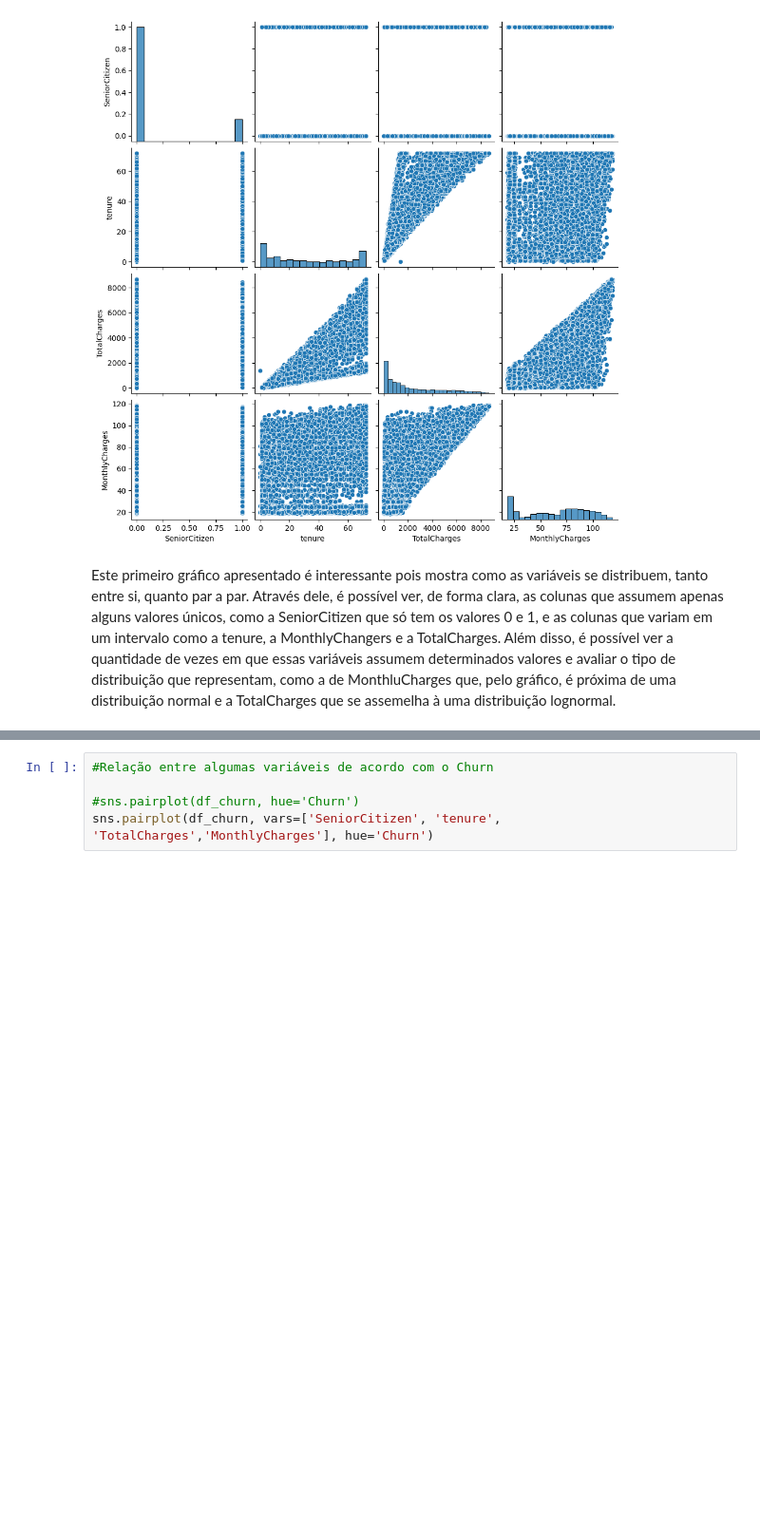
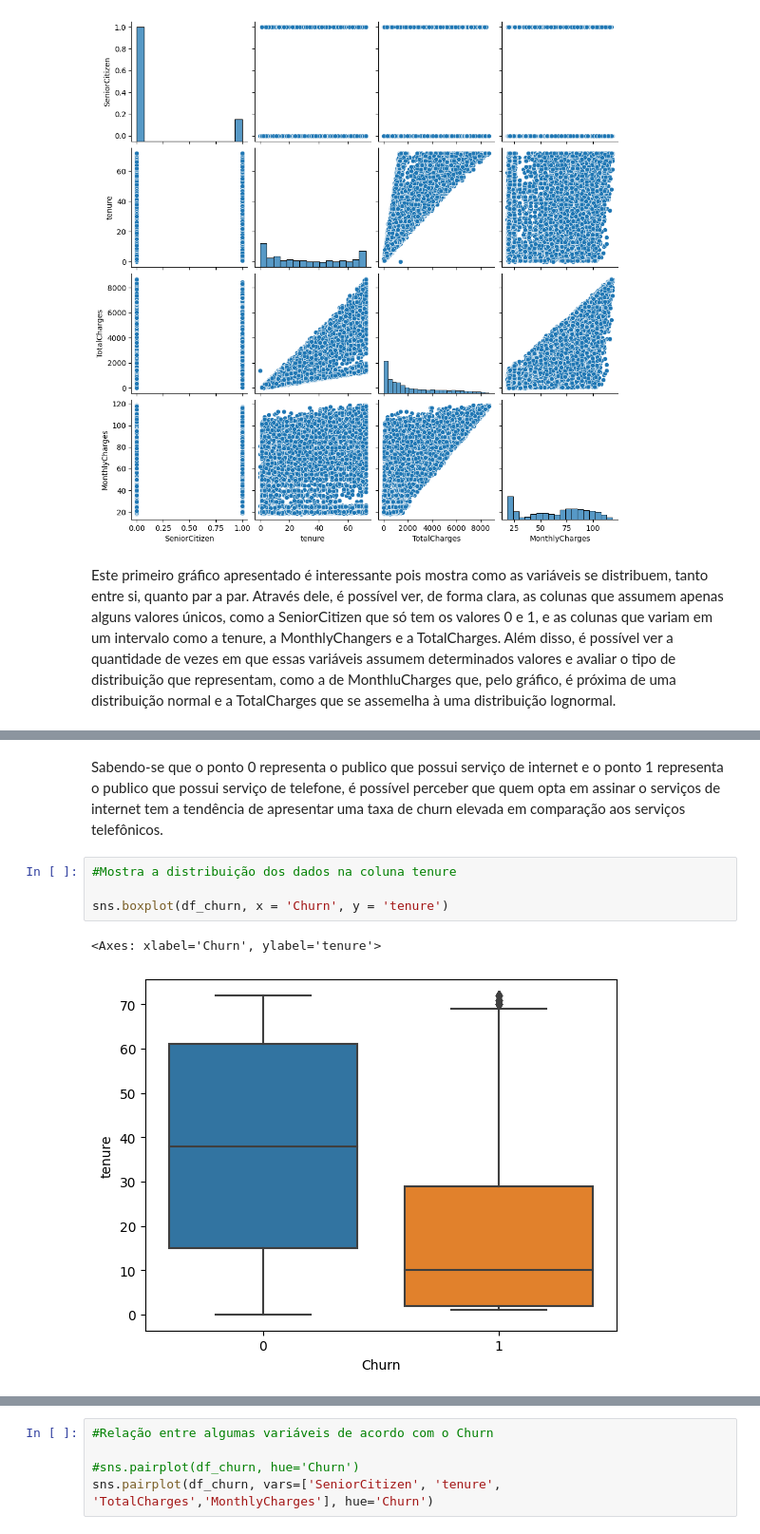
Before and after one commit to Texugo-928/Projeto_ML_Churn, a Jupyter notebook: Projeto_ML_Grupo_4.ipynb, the cells around one changed output, grey strips where cells are left out. Shown at 95% size. Saved outputs shown, nothing was run; the diff lists cells and outputs as text; blank space fills up the shorter version.

```diff
--- a/Projeto_ML_Grupo_4.ipynb
+++ b/Projeto_ML_Grupo_4.ipynb
@@ -462,0 +502,9 @@ Este primeiro gráfico apresentado é interessante pois mostra como as variávei
+# %% [markdown]
+Sabendo-se que o ponto 0 representa o publico que possui serviço de internet e o ponto 1 representa o publico que possui serviço de telefone, é possível perceber que quem opta em assinar o serviços de internet tem a tendência de apresentar uma taxa de churn elevada em comparação aos serviços telefônicos.
+# %%
+#Mostra a distribuição dos dados na coluna tenure
+
+sns.boxplot(df_churn, x = 'Churn', y = 'tenure')
+# %% [output]
+<Axes: xlabel='Churn', ylabel='tenure'>
+[figure, added]
```
Also changed, not shown: parts of 19 cells of this notebook.
